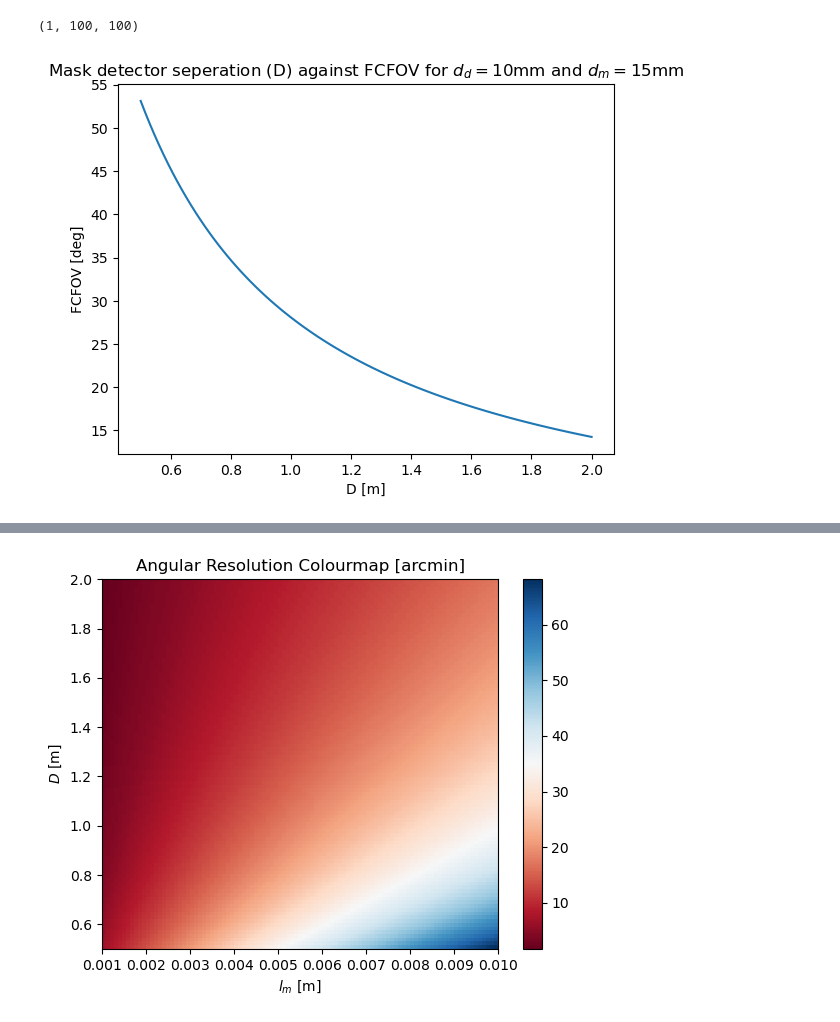
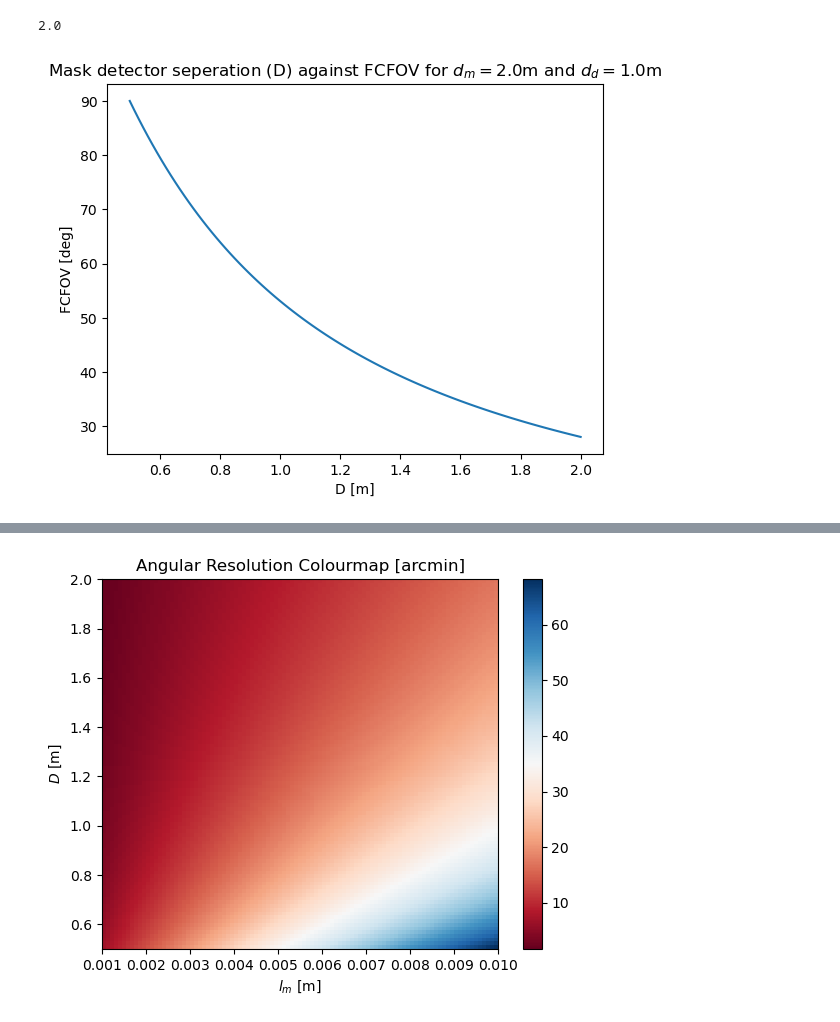
Before and after one commit to kl1ps3r/GRB-group-5, a Jupyter notebook: contour_maps.ipynb, the cells around one changed output, grey strips where cells are left out. Drawn from its saved outputs; the diff is of its cells as text; code cells hidden in the pictures.

```diff
--- a/contour_maps.ipynb
+++ b/contour_maps.ipynb
@@ -7,7 +7,7 @@ from parameters import *
 # %%
 sigma = 3
 
-d_m = np.linspace(1.0, 1.5, 100)
+d_m = np.linspace(0.5, 2.0, 100)
 d_d = 1.
 D = np.linspace(0.5, 2., 100)
 l_m = np.linspace(0.001, 0.01, 100)
@@ -17,20 +17,20 @@ D_index = 50
 
 grid = np.meshgrid(d_m, d_d, D)
 FCFOV = Fully_Coded(*grid)
-FCFOV.shape
+d_m[99]
 # %% [output]
-(1, 100, 100)
+2.0
 # %%
 plt.plot(D, FCFOV[0, 99, :])
 
 
-plt.title(r"Mask detector seperation (D) against FCFOV for $d_d = 10$mm and $d_m = 15$mm")
+plt.title(f"Mask detector seperation (D) against FCFOV for $d_m = {d_m[-1]}$m and $d_d = {d_d}$m")
 plt.xlabel("D [m]")
 plt.ylabel(r"FCFOV [deg]")
 
 plt.savefig("./mask_parameter_plots/FCFOV.png")
 # %% [output]
-[figure, old version]
+[figure, new version]
 # %%
 grid2 = np.meshgrid(d_m, d_d, D)
 PCFOV = Partially_Coded(*grid2)
```
Also changed, not shown: parts of 2 cells of this notebook, 2 other files.
